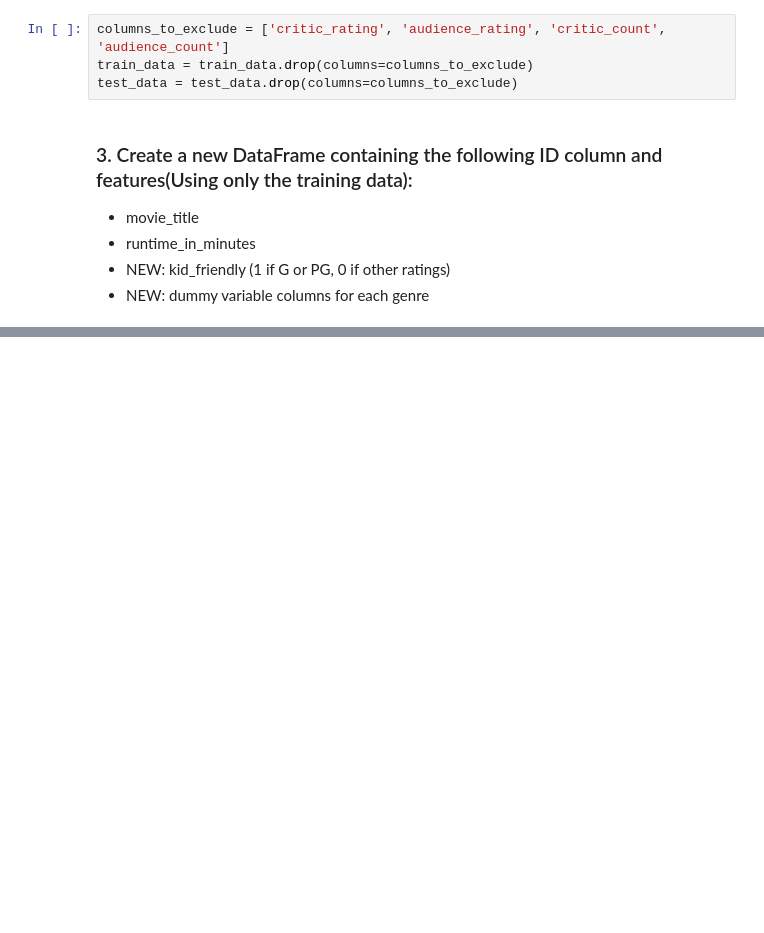
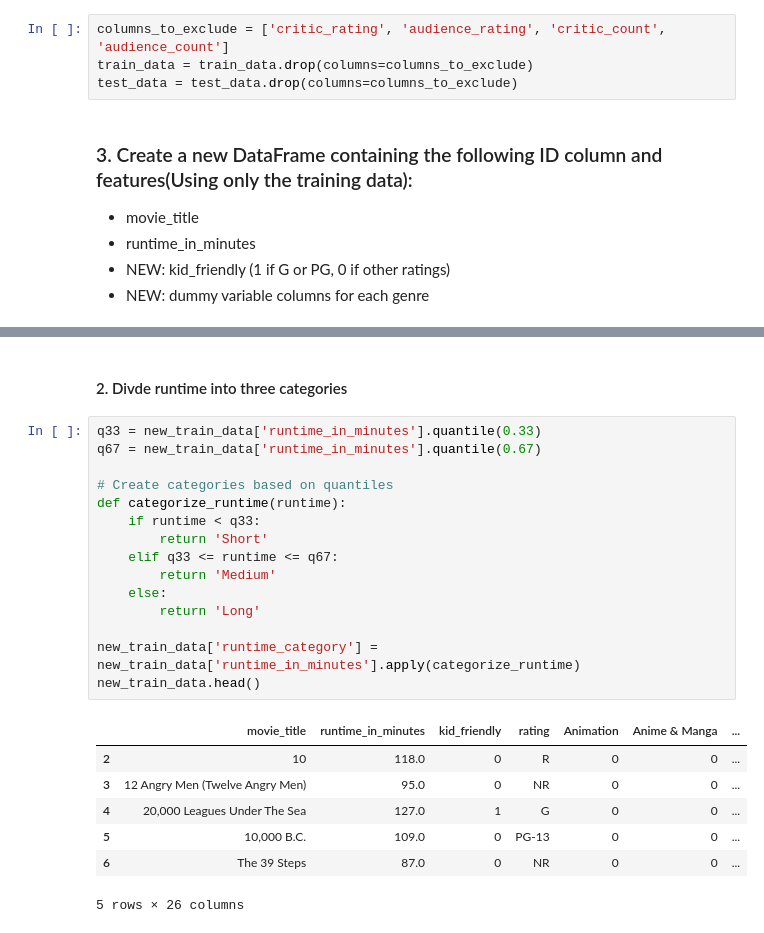
Before and after one commit to nbdls6/Movie_rating_prediction, a Jupyter notebook: feature_engineering_and_modeling.ipynb, the cells around one changed output, grey strips where cells are left out. Drawn from its saved outputs; the diff is of its cells as text; blank space fills up the shorter version.

```diff
--- a/feature_engineering_and_modeling.ipynb
+++ b/feature_engineering_and_modeling.ipynb
@@ -88,0 +99,25 @@ new_test_data = test_data[['movie_title', 'runtime_in_minutes', 'rating', 'genre
+# %% [markdown]
+#### 2. Divde runtime into three categories
+# %%
+q33 = new_train_data['runtime_in_minutes'].quantile(0.33)
+q67 = new_train_data['runtime_in_minutes'].quantile(0.67)
+
+# Create categories based on quantiles
+def categorize_runtime(runtime):
+    if runtime < q33:
+        return 'Short'
+    elif q33 <= runtime <= q67:
+        return 'Medium'
+    else:
+        return 'Long'
+
+new_train_data['runtime_category'] = new_train_data['runtime_in_minutes'].apply(categorize_runtime)
+new_train_data.head()
+# %% [output]
+|  | movie_title | runtime_in_minutes | kid_friendly | rating | Animation | Anime & Manga | ... |
+| 2 | 10 | 118.0 | 0 | R | 0 | 0 | ... |
+| 3 | 12 Angry Men (Twelve Angry Men) | 95.0 | 0 | NR | 0 | 0 | ... |
+| 4 | 20,000 Leagues Under The Sea | 127.0 | 1 | G | 0 | 0 | ... |
+| 5 | 10,000 B.C. | 109.0 | 0 | PG-13 | 0 | 0 | ... |
+| 6 | The 39 Steps | 87.0 | 0 | NR | 0 | 0 | ... |
+5 rows × 26 columns
```
Also changed, not shown: parts of 7 cells of this notebook.
